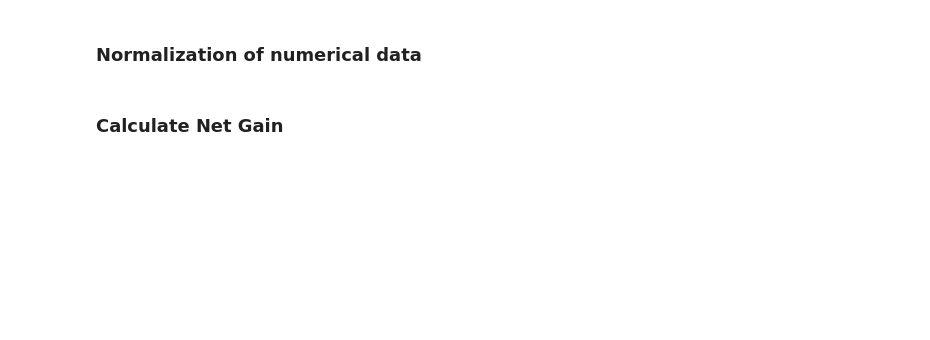
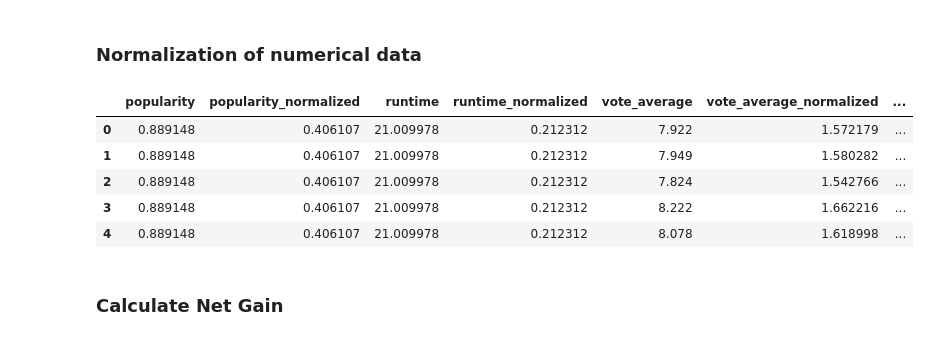
Before and after one commit to Pooria82/Movies-Data-Analysis, a Jupyter notebook: main.ipynb, the cells around one changed output. Drawn from its saved outputs; the diff is of its cells as text; code cells hidden in the pictures; blank space fills up the shorter version.

```diff
--- a/main.ipynb
+++ b/main.ipynb
@@ -663,40 +835,51 @@ df[['budget_category', 'revenue_category', 'popularity_category', 'runtime_categ
 # %% [markdown]
 ### Normalization of numerical data
 # %%
-def normalize_features(df):
+def normalize_features(data_frame):
     # Initialize scalers
     min_max_scaler = MinMaxScaler()
     standard_scaler = StandardScaler()
 
     # 1. Normalize 'popularity' with Min-Max scaling (0 to 1)
-    df['popularity_normalized'] = min_max_scaler.fit_transform(df[['popularity']])
+    data_frame['popularity_normalized'] = min_max_scaler.fit_transform(data_frame[['popularity']])
 
     # 2. Normalize 'runtime' with Standard scaling (Z-score)
-    df['runtime_normalized'] = standard_scaler.fit_transform(df[['runtime']])
+    data_frame['runtime_normalized'] = standard_scaler.fit_transform(data_frame[['runtime']])
 
     # 3. Normalize 'vote_average' with Standard scaling (Z-score)
-    df['vote_average_normalized'] = standard_scaler.fit_transform(df[['vote_average']])
+    data_frame['vote_average_normalized'] = standard_scaler.fit_transform(data_frame[['vote_average']])
 
     # 4. Log transformation and Min-Max scaling for 'budget' to reduce skewness
-    df['budget_log'] = np.log1p(df['budget'])  # log(1 + x) to handle zero values
-    df['budget_normalized'] = min_max_scaler.fit_transform(df[['budget_log']])
+    data_frame['budget_log'] = np.log1p(data_frame['budget'])  # log(1 + x) to handle zero values
+    data_frame['budget_normalized'] = min_max_scaler.fit_transform(data_frame[['budget_log']])
 
     # 5. Log transformation and Min-Max scaling for 'revenue' to reduce skewness
-    df['revenue_log'] = np.log1p(df['revenue'])  # log(1 + x) to handle zero values
-    df['revenue_normalized'] = min_max_scaler.fit_transform(df[['revenue_log']])
+    data_frame['revenue_log'] = np.log1p(data_frame['revenue'])  # log(1 + x) to handle zero values
+    data_frame['revenue_normalized'] = min_max_scaler.fit_transform(data_frame[['revenue_log']])
 
     # 6. Normalize 'vote_count' with Min-Max scaling (0 to 1)
-    df['vote_count_normalized'] = min_max_scaler.fit_transform(df[['vote_count']])
+    data_frame['vote_count_normalized'] = min_max_scaler.fit_transform(data_frame[['vote_count']])
 
     # 7. Min-Max scaling for 'Year' for clustering based on release date
-    df['Year_normalized'] = min_max_scaler.fit_transform(df[['Year']])
+    data_frame['Year_normalized'] = min_max_scaler.fit_transform(data_frame[['Year']])
 
     # Drop intermediate log-transformed columns to keep the dataset clean
-    df.drop(columns=['budget_log', 'revenue_log'], inplace=True)
+    data_frame.drop(columns=['budget_log', 'revenue_log'], inplace=True)
 
-    return df
+    return data_frame
 
 
 df = normalize_features(df)
+# %%
+df = normalize_features(df)
+df[['popularity', 'popularity_normalized', 'runtime', 'runtime_normalized', 'vote_average', 'vote_average_normalized',
+    'vote_count', 'vote_count_normalized', 'budget', 'budget_normalized', 'revenue', 'revenue_normalized']].head()
+# %% [output]
+|  | popularity | popularity_normalized | runtime | runtime_normalized | vote_average | vote_average_normalized | ... |
+| 0 | 0.889148 | 0.406107 | 21.009978 | 0.212312 | 7.922 | 1.572179 | ... |
+| 1 | 0.889148 | 0.406107 | 21.009978 | 0.212312 | 7.949 | 1.580282 | ... |
+| 2 | 0.889148 | 0.406107 | 21.009978 | 0.212312 | 7.824 | 1.542766 | ... |
+| 3 | 0.889148 | 0.406107 | 21.009978 | 0.212312 | 8.222 | 1.662216 | ... |
+| 4 | 0.889148 | 0.406107 | 21.009978 | 0.212312 | 8.078 | 1.618998 | ... |
 # %% [markdown]
 ### Calculate Net Gain
```
Also changed, not shown: parts of 30 cells of this notebook.
